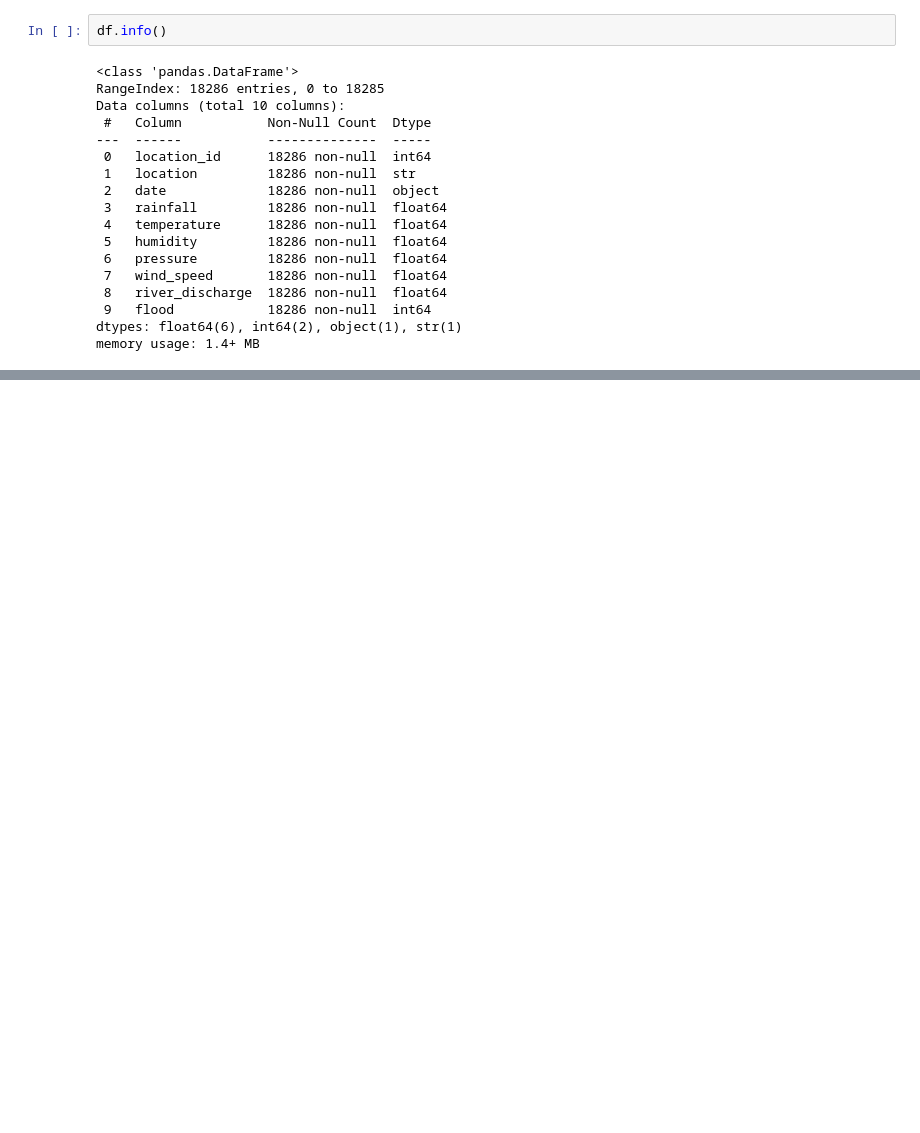
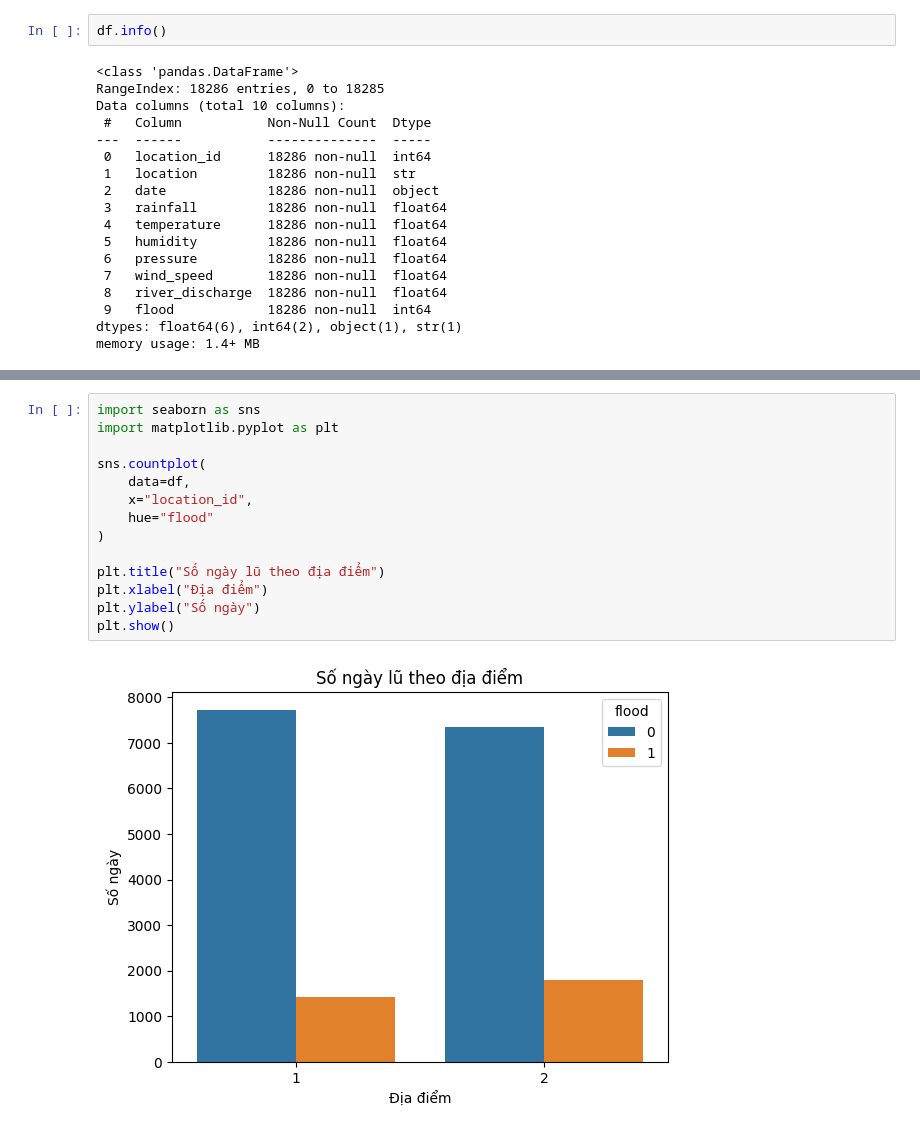
Before and after one commit to HaiDang193/Flood-Prediction, a Jupyter notebook: src/EDA.ipynb, the cells around one changed output, grey strips where cells are left out. Drawn from its saved outputs; the diff is of its cells as text; blank space fills up the shorter version.

```diff
--- a/src/EDA.ipynb
+++ b/src/EDA.ipynb
@@ -407,0 +156,16 @@ Done
+# %%
+import seaborn as sns
+import matplotlib.pyplot as plt
+
+sns.countplot(
+    data=df,
+    x="location_id",
+    hue="flood"
+)
+
+plt.title("Số ngày lũ theo địa điểm")
+plt.xlabel("Địa điểm")
+plt.ylabel("Số ngày")
+plt.show()
+# %% [output]
+[figure, added]
```
Also changed, not shown: parts of 54 cells of this notebook, 18 other files.
